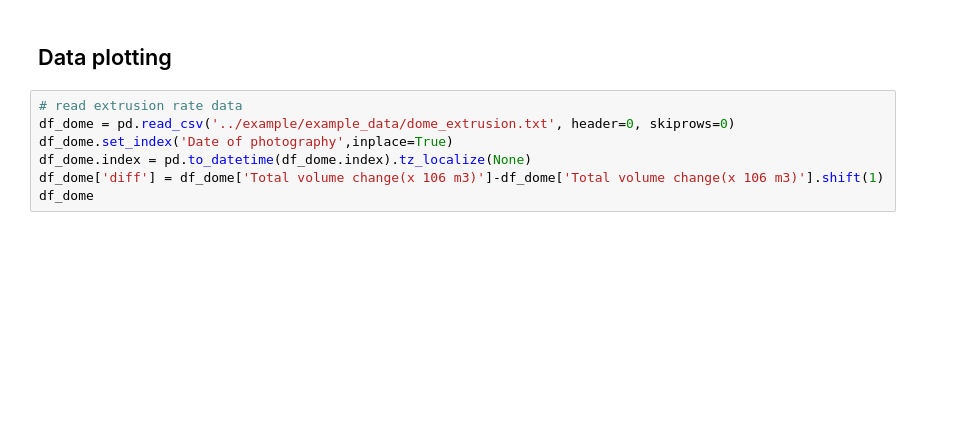
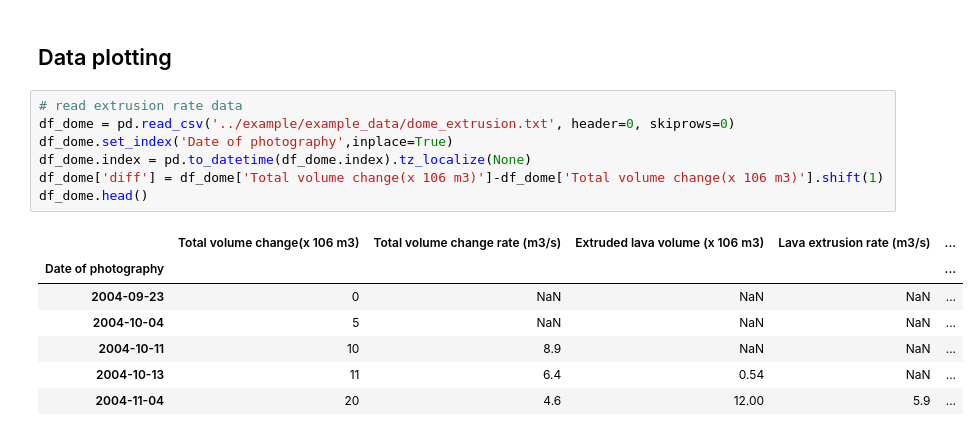
Before and after one commit to CSE583MtStHelens/CSE583_MtStHelens, a Jupyter notebook: example/example_tutorial.ipynb, the cells around one changed output. Saved outputs shown, nothing was run; the diff lists cells and outputs as text; blank space fills up the shorter version.

```diff
--- a/example/example_tutorial.ipynb
+++ b/example/example_tutorial.ipynb
@@ -60,9 +77,17 @@ plt.plot(df_filter)
 # %%
 # read extrusion rate data
 df_dome = pd.read_csv('../example/example_data/dome_extrusion.txt', header=0, skiprows=0)
 df_dome.set_index('Date of photography',inplace=True)
 df_dome.index = pd.to_datetime(df_dome.index).tz_localize(None)
 df_dome['diff'] = df_dome['Total volume change(x 106 m3)']-df_dome['Total volume change(x 106 m3)'].shift(1)
-df_dome
+df_dome.head()
+# %% [output]
+|  | Total volume change(x 106 m3) | Total volume change rate (m3/s) | Extruded lava volume (x 106 m3) | Lava extrusion rate (m3/s) | ... |
+| Date of photography |  |  |  |  | ... |
+| 2004-09-23 | 0 | NaN | NaN | NaN | ... |
+| 2004-10-04 | 5 | NaN | NaN | NaN | ... |
+| 2004-10-11 | 10 | 8.9 | NaN | NaN | ... |
+| 2004-10-13 | 11 | 6.4 | 0.54 | NaN | ... |
+| 2004-11-04 | 20 | 4.6 | 12.00 | 5.9 | ... |
 # %%
 df_dome.plot(marker='o')
```
Also changed, not shown: parts of 10 cells of this notebook.
